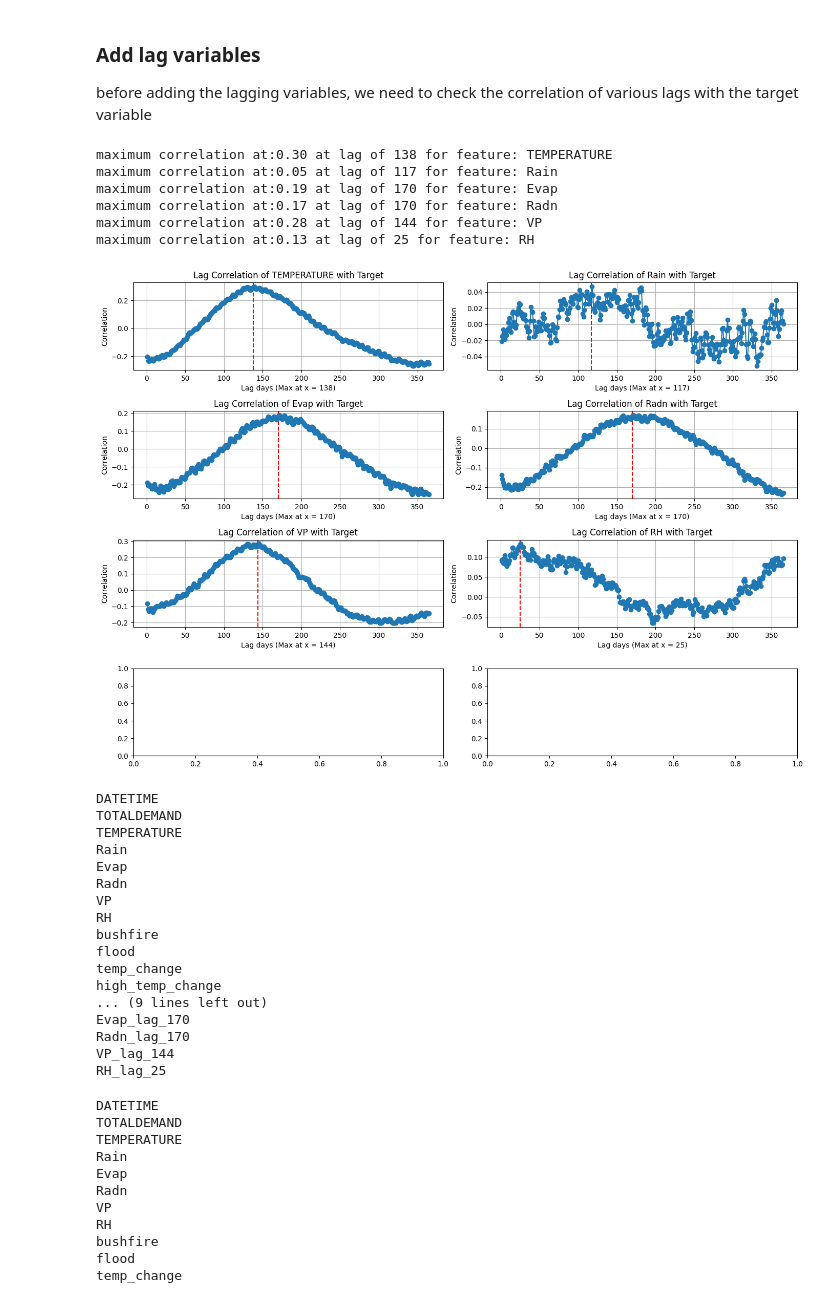
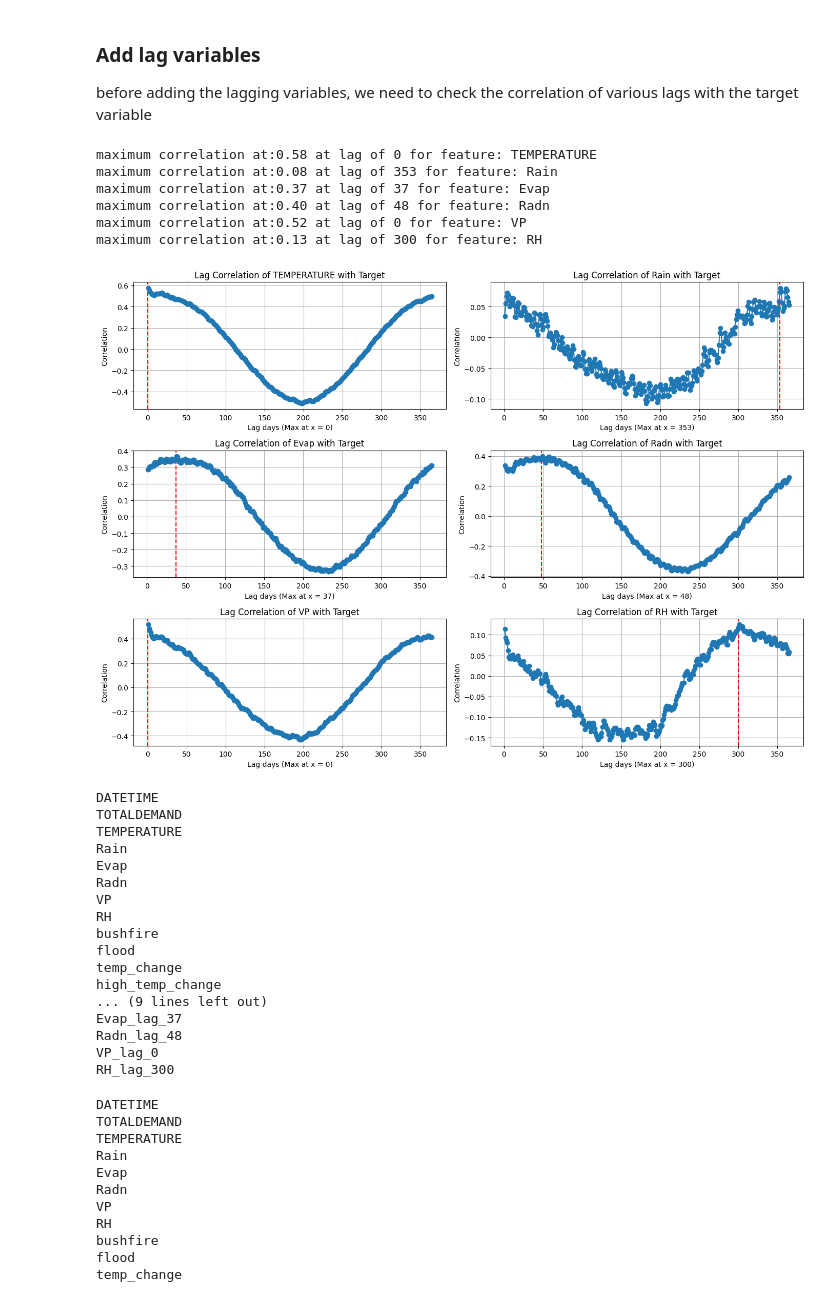
Before and after one commit to KaiJDect/Group10_project, a Jupyter notebook: src/notebooks/Geo_Modelling.ipynb, the cells around one changed output. Drawn from its saved outputs; the diff is of its cells as text; code cells hidden in the pictures.

```diff
--- a/src/notebooks/Geo_Modelling.ipynb
+++ b/src/notebooks/Geo_Modelling.ipynb
@@ -268,7 +268,7 @@ Index(['DATETIME', 'TOTALDEMAND', 'TEMPERATURE', 'Rain', 'Evap', 'Radn', 'VP',
 # %% [markdown]
 data considered loaded at this point checking the data for anychanges made before continuing
 # %%
-data = rollingWindowNSW
+data = rollingWindowQLD
 data.describe()
 # %% [output]
 |  | TOTALDEMAND | TEMPERATURE | Rain | Evap | Radn | VP | RH | bushfire | flood | temp_change | ... |
@@ -369,7 +370,7 @@ def getLagCorrelationMatrix(df):
     df = df.loc[lagged_df.index]
 
     # Initialize a figure with 2x2 subplots
-    fig, axes = plt.subplots(4, 2, figsize=(14, 10))
+    fig, axes = plt.subplots(3, 2, figsize=(14, 10))
     # Loop through each feature and plot lagged correlations
 
     selectedLags = dict()
@@ -378,40 +379,40 @@ def getLagCorrelationMatrix(df):
         # Calculate correlations for the current feature
         lagged_correlations = []
         for lag in range(1, num_lags + 1):
             correlation = lagged_df[f'{feature}_lag_{lag}'].corr(df[targetvar])
             lagged_correlations.append(correlation)
 
 
         max_x = lagged_correlations.index(max(lagged_correlations))
         max_y = max(lagged_correlations)
         print(f"maximum correlation at:{max_y:.2f}" +
               f" at lag of {max_x} for feature: {feature}")
 
         selectedLags[feature] = max_x
 
         # Get subplot axes
         ax = axes[i // 2, i % 2]
         # Plot the correlations
         ax.axvline(x=max_x, color='red', linestyle='--')
         ax.plot(range(1, num_lags + 1), lagged_correlations, marker='o')
         ax.set_title(f'Lag Correlation of {feature} with Target')
         ax.set_xlabel(f'Lag days (Max at x = {max_x:.0f})')
         ax.set_ylabel('Correlation')
         ax.grid(True)
 
     return selectedLags
 
 selectedLags = getLagCorrelationMatrix(data)
 plt.tight_layout()
 plt.show()
 # %% [output]
-maximum correlation at:0.30 at lag of 138 for feature: TEMPERATURE
-maximum correlation at:0.05 at lag of 117 for feature: Rain
-maximum correlation at:0.19 at lag of 170 for feature: Evap
-maximum correlation at:0.17 at lag of 170 for feature: Radn
-maximum correlation at:0.28 at lag of 144 for feature: VP
-maximum correlation at:0.13 at lag of 25 for feature: RH
+maximum correlation at:0.58 at lag of 0 for feature: TEMPERATURE
+maximum correlation at:0.08 at lag of 353 for feature: Rain
+maximum correlation at:0.37 at lag of 37 for feature: Evap
+maximum correlation at:0.40 at lag of 48 for feature: Radn
+maximum correlation at:0.52 at lag of 0 for feature: VP
+maximum correlation at:0.13 at lag of 300 for feature: RH
-[figure, old version]
+[figure, new version]
 # %%
 selectedLags
 
@@ -434,10 +435,10 @@ flood
 temp_change
 high_temp_change
 ... (9 lines left out)
-Evap_lag_170
-Radn_lag_170
-VP_lag_144
-RH_lag_25
+Evap_lag_37
+Radn_lag_48
+VP_lag_0
+RH_lag_300
 # %%
 # TODO: generate lag features using autocorrelation plots and correlation analysis
 lagSteps = [1,7,14,28]
```
Also changed, not shown: parts of 12 cells of this notebook.
